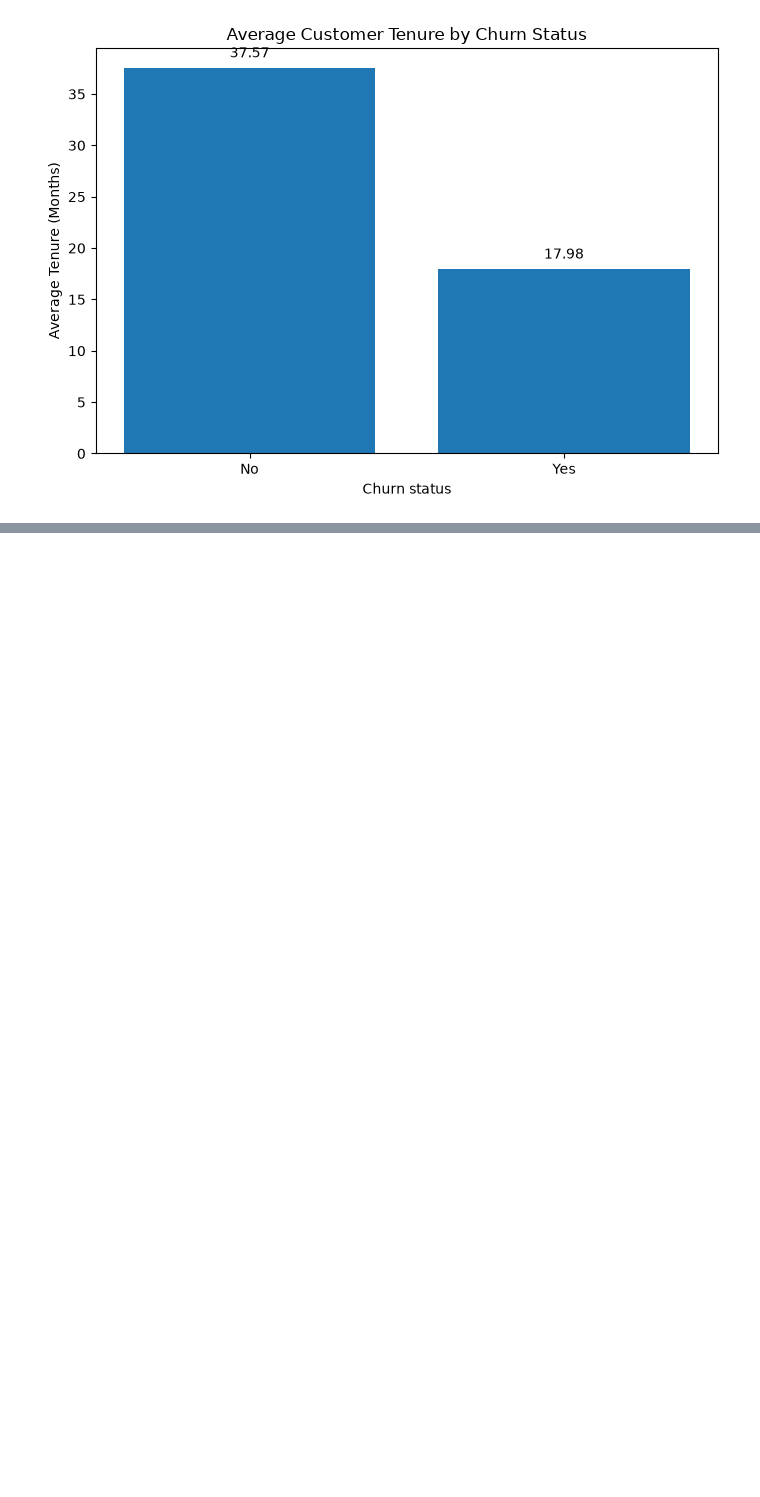
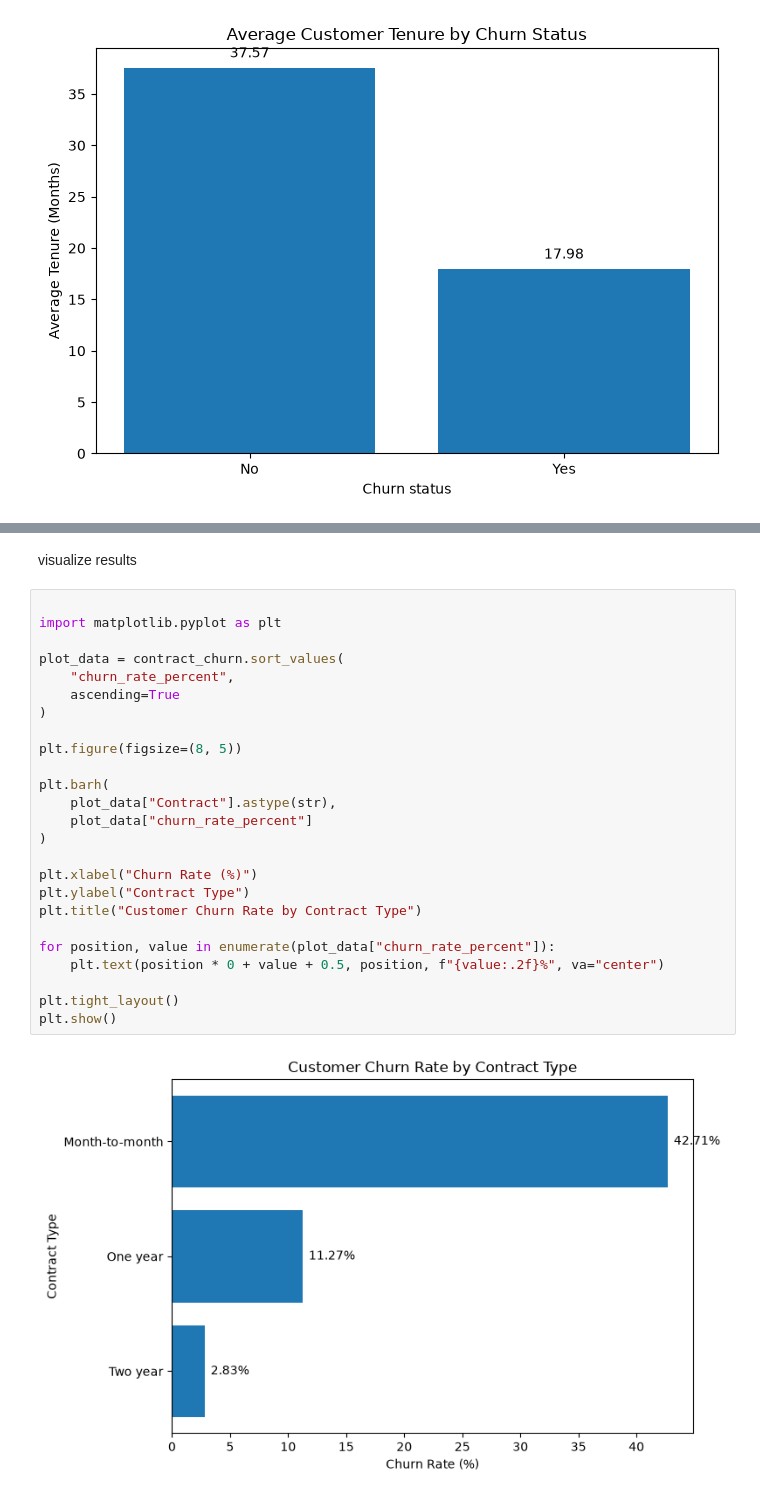
Before and after one commit to omaej78-star/Data-A, a Jupyter notebook: Churn_analysis.ipynb, the cells around one changed output, grey strips where cells are left out. Cells and saved outputs as stored; diff of their text form; blank space fills up the shorter version.

```diff
--- a/Churn_analysis.ipynb
+++ b/Churn_analysis.ipynb
@@ -552,0 +715,29 @@ plt.show()
+# %% [markdown]
+visualize results
+# %%
+
+import matplotlib.pyplot as plt
+
+plot_data = contract_churn.sort_values(
+    "churn_rate_percent",
+    ascending=True
+)
+
+plt.figure(figsize=(8, 5))
+
+plt.barh(
+    plot_data["Contract"].astype(str),
+    plot_data["churn_rate_percent"]
+)
+
+plt.xlabel("Churn Rate (%)")
+plt.ylabel("Contract Type")
+plt.title("Customer Churn Rate by Contract Type")
+
+for position, value in enumerate(plot_data["churn_rate_percent"]):
+    plt.text(position * 0 + value + 0.5, position, f"{value:.2f}%", va="center")
+
+plt.tight_layout()
+plt.show()
+# %% [output]
+[figure, added]
```
Also changed, not shown: parts of 30 cells of this notebook.
